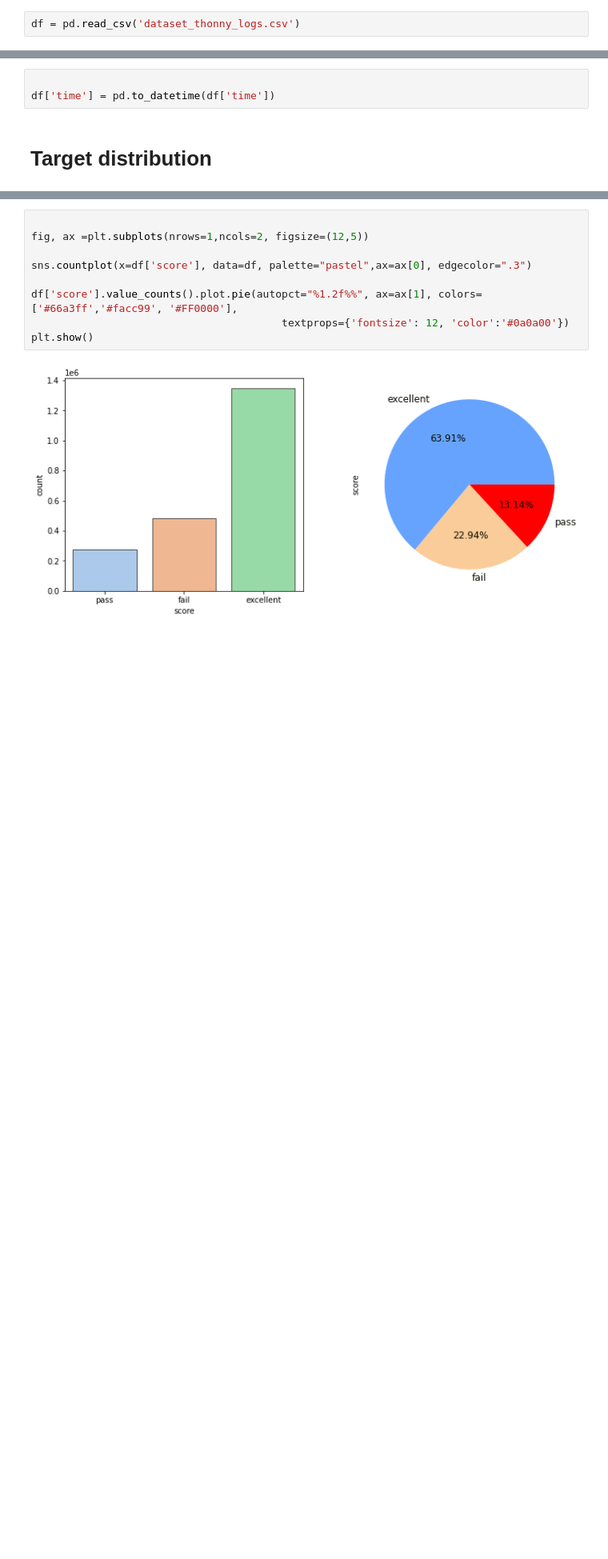
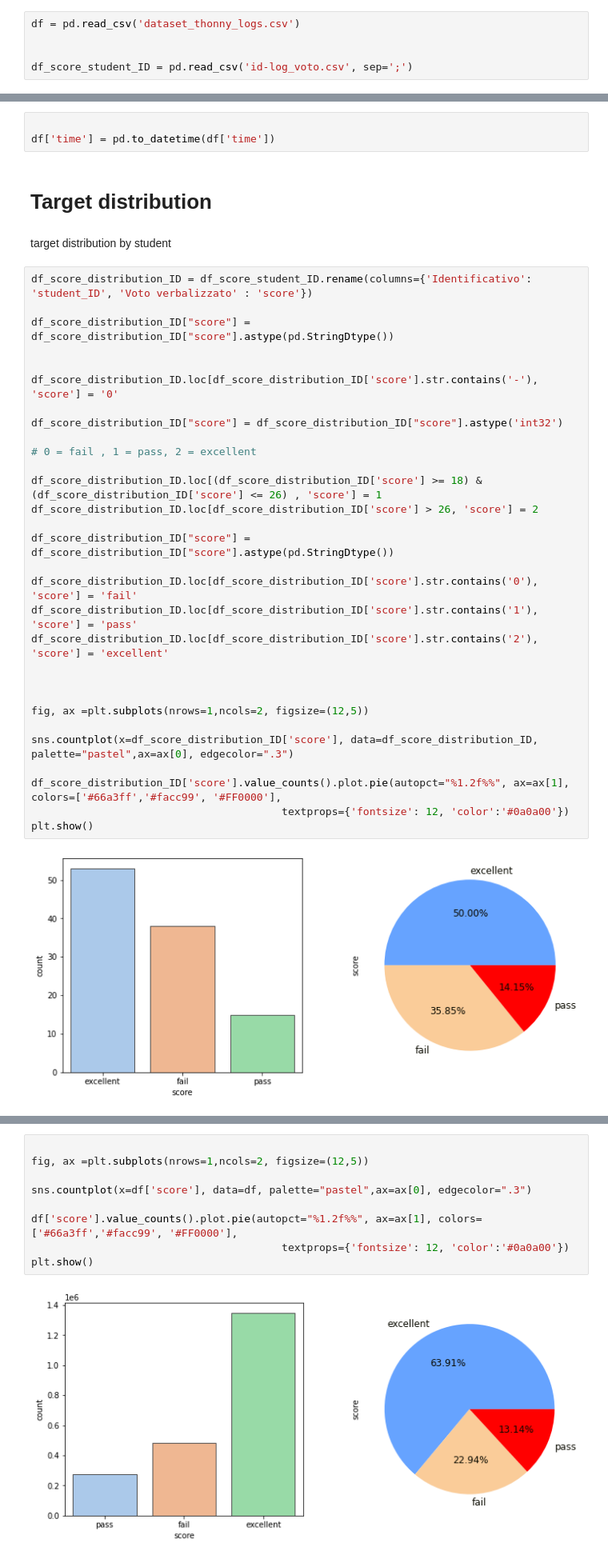
Before and after one commit to alefreda/thonny-log-analysis, a Jupyter notebook: Thonny_log_analysis.ipynb, the cells around one changed output, grey strips where cells are left out. Shown at 80% size. Drawn from its saved outputs; the diff is of its cells as text; blank space fills up the shorter version.

Commit message:
add target distribution

```diff
--- a/Thonny_log_analysis.ipynb
+++ b/Thonny_log_analysis.ipynb
@@ -18,6 +18,9 @@ warnings.filterwarnings("ignore", category=DeprecationWarning)
 warnings.filterwarnings("ignore", category=FutureWarning)
 # %%
 df = pd.read_csv('dataset_thonny_logs.csv')
+
+
+df_score_student_ID = pd.read_csv('id-log_voto.csv', sep=';')
 # %%
 def display_all(df):
     with pd.option_context("display.max_row", 100, "display.max_columns", 100):
@@ -133,3 +136,37 @@ df.drop(columns=['denied','command_id', 'widget'])
 df['time'] = pd.to_datetime(df['time'])
 # %% [markdown]
 # Target distribution
+# %% [markdown]
+target distribution by student
+# %%
+df_score_distribution_ID = df_score_student_ID.rename(columns={'Identificativo': 'student_ID', 'Voto verbalizzato' : 'score'})
+
+df_score_distribution_ID["score"] = df_score_distribution_ID["score"].astype(pd.StringDtype())
+
+
+df_score_distribution_ID.loc[df_score_distribution_ID['score'].str.contains('-'), 'score'] = '0'
+
+df_score_distribution_ID["score"] = df_score_distribution_ID["score"].astype('int32')
+
+# 0 = fail , 1 = pass, 2 = excellent
+
+df_score_distribution_ID.loc[(df_score_distribution_ID['score'] >= 18) & (df_score_distribution_ID['score'] <= 26) , 'score'] = 1
+df_score_distribution_ID.loc[df_score_distribution_ID['score'] > 26, 'score'] = 2
+
+df_score_distribution_ID["score"] = df_score_distribution_ID["score"].astype(pd.StringDtype())
+
+df_score_distribution_ID.loc[df_score_distribution_ID['score'].str.contains('0'), 'score'] = 'fail'
+df_score_distribution_ID.loc[df_score_distribution_ID['score'].str.contains('1'), 'score'] = 'pass'
+df_score_distribution_ID.loc[df_score_distribution_ID['score'].str.contains('2'), 'score'] = 'excellent'
+
+
+
+fig, ax =plt.subplots(nrows=1,ncols=2, figsize=(12,5))
+
+sns.countplot(x=df_score_distribution_ID['score'], data=df_score_distribution_ID, palette="pastel",ax=ax[0], edgecolor=".3")
+
+df_score_distribution_ID['score'].value_counts().plot.pie(autopct="%1.2f%%", ax=ax[1], colors=['#66a3ff','#facc99', '#FF0000'],
+                                        textprops={'fontsize': 12, 'color':'#0a0a00'})
+plt.show()
+# %% [output]
+[figure, added]
```
Also changed, not shown: parts of 2 cells of this notebook.
